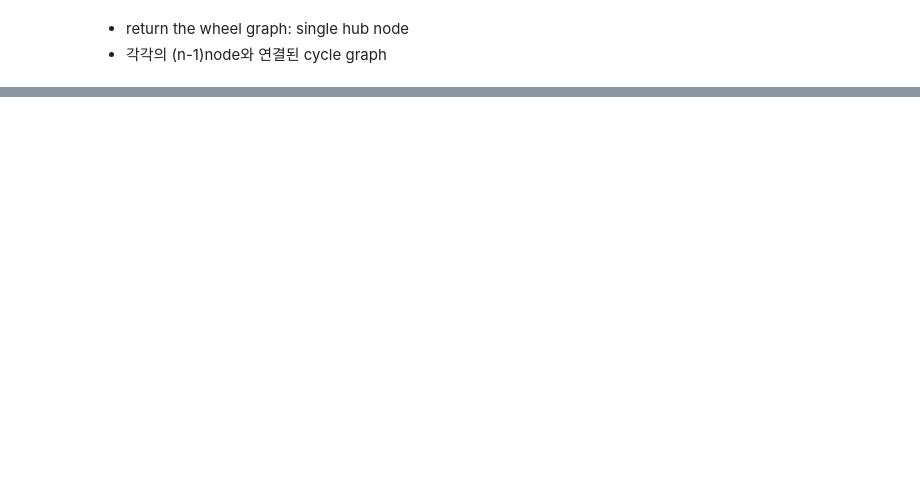
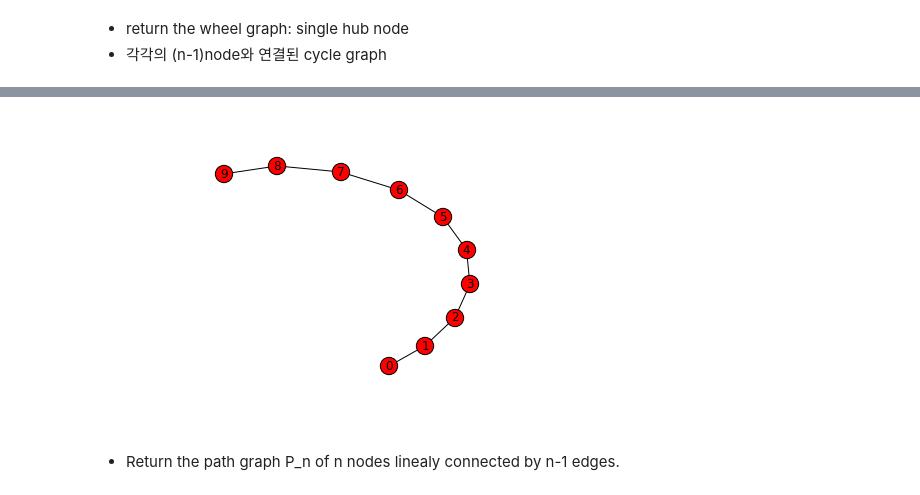
Before and after one commit to kmk4021/data_science, a Jupyter notebook: Assignment4-SNA.ipynb, the cells around one changed output, grey strips where cells are left out. Drawn from its saved outputs; the diff is of its cells as text; code cells hidden in the pictures; blank space fills up the shorter version.

```diff
--- a/Assignment4-SNA.ipynb
+++ b/Assignment4-SNA.ipynb
@@ -408,0 +125,7 @@ nx.draw(red, node_size=200, with_labels=True, font_size=7)
+# %%
+path = nx.path_graph(10)
+nx.draw(path, node_size=300, with_labels=True, font_size=12)
+# %% [output]
+[figure, added]
+# %% [markdown]
+- Return the path graph P_n of n nodes linealy connected by n-1 edges.
```
Also changed, not shown: parts of 58 cells of this notebook.
